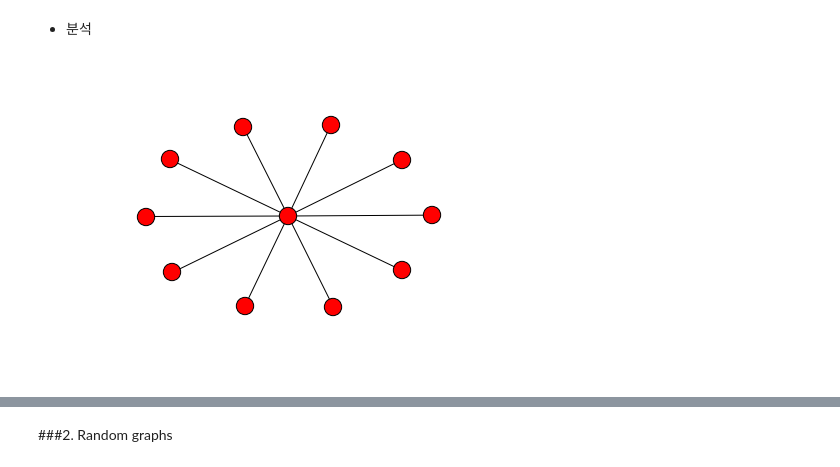
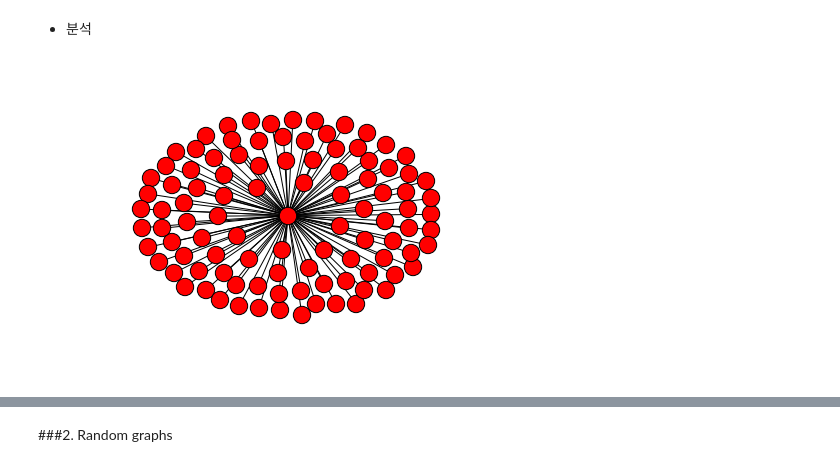
Before and after one commit to kmk4021/data_science, a Jupyter notebook: Assignment4-SNA.ipynb, the cells around one changed output, grey strips where cells are left out. Drawn from its saved outputs; the diff is of its cells as text; code cells hidden in the pictures.

```diff
--- a/Assignment4-SNA.ipynb
+++ b/Assignment4-SNA.ipynb
@@ -128,7 +128,7 @@ periphery(wheel): [1, 2, 3, 4, 5, 6, 7, 8, 9]
 # %% [markdown]
 - 분석
 # %%
-star = nx.star_graph(10)
-nx.draw(star, node_size=300, with_label=True, font_size=10)
+star = nx.star_graph(100)
+nx.draw(star, node_size=300, with_label=True, font_size=12)
 # %% [output]
-[figure, old version]
+[figure, new version]
```
Also changed, not shown: parts of 19 cells of this notebook.
